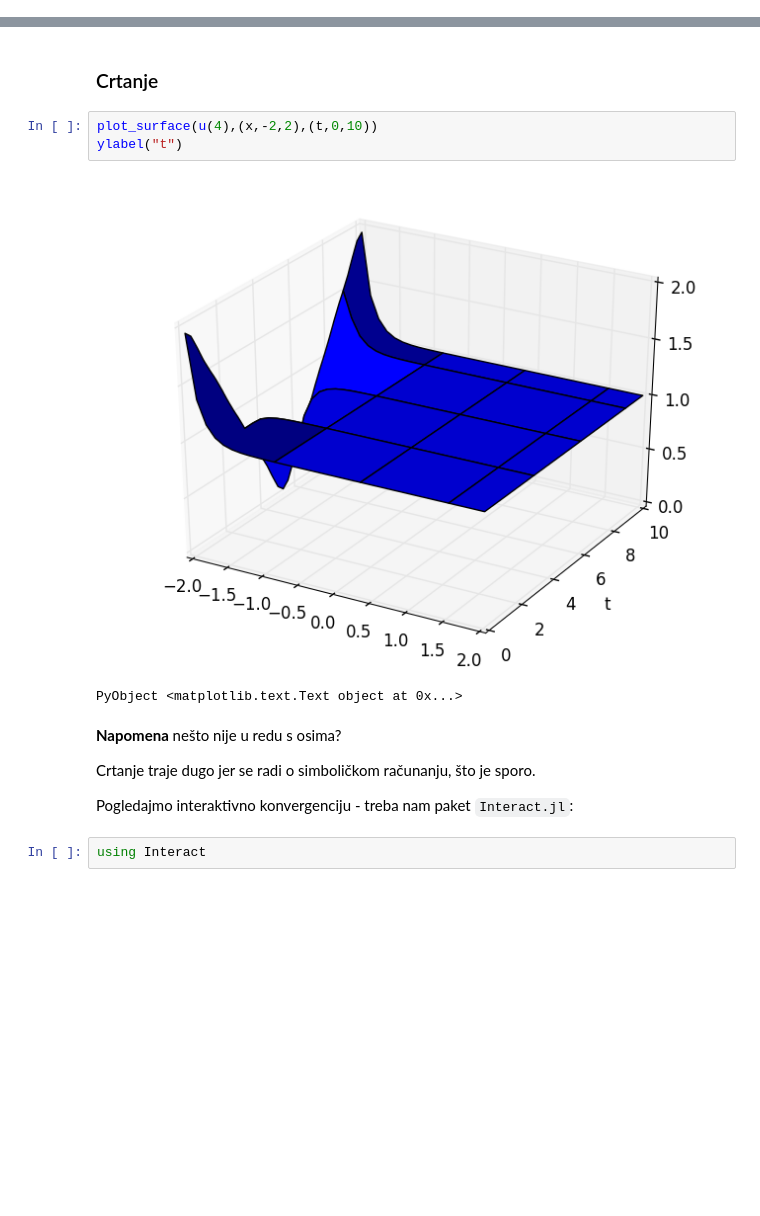
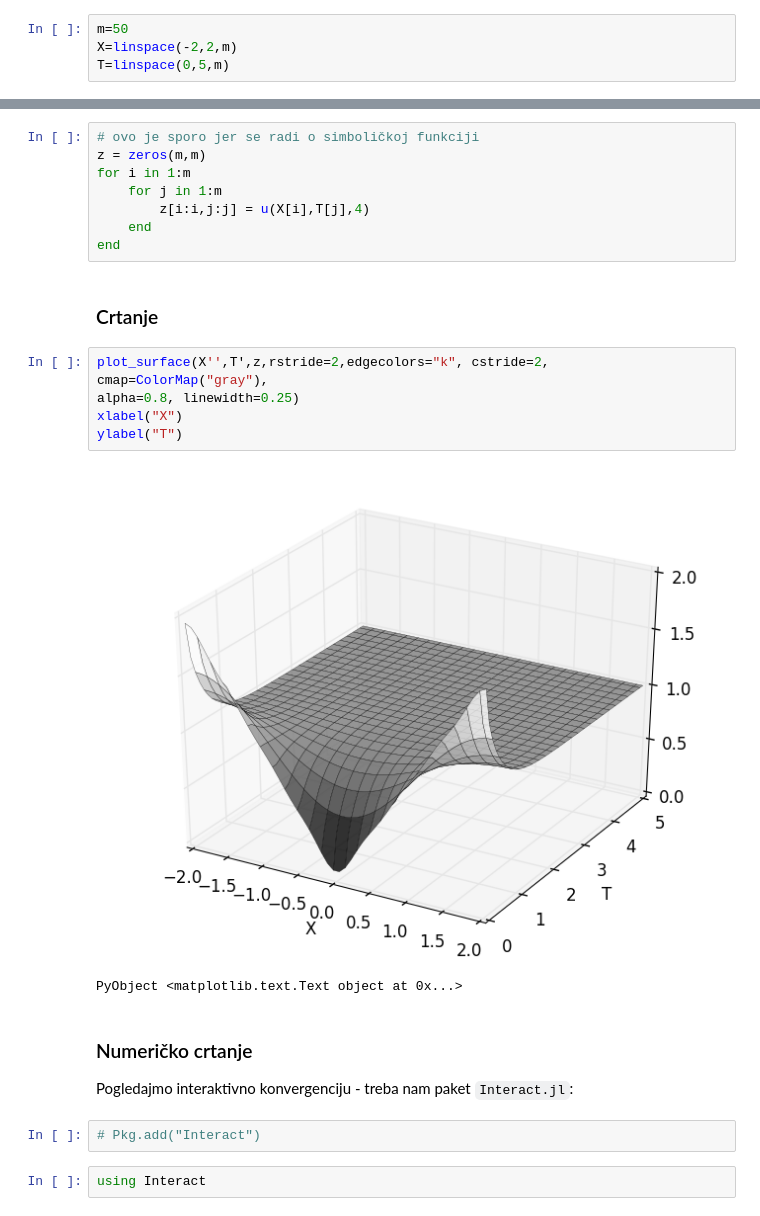
Before and after one commit to ivanslapnicar/FESBMat, a Jupyter notebook: src/MPP03b_Problem_rubnih_vrijednosti.ipynb, the cells around one changed output, grey strips where cells are left out. Saved outputs shown, nothing was run; the diff lists cells and outputs as text; blank space fills up the shorter version.

```diff
--- a/src/MPP03b_Problem_rubnih_vrijednosti.ipynb
+++ b/src/MPP03b_Problem_rubnih_vrijednosti.ipynb
@@ -158,0 +156,4 @@ $$- 0.392404747599411 \sqrt{2} - 0.0230534158366905 \cos{\left (1.75 \pi \right
+# %%
+m=50
+X=linspace(-2,2,m)
+T=linspace(0,5,m)
@@ -159,17 +163,27 @@ $$- 0.392404747599411 \sqrt{2} - 0.0230534158366905 \cos{\left (1.75 \pi \right
+# %%
+# ovo je sporo jer se radi o simboličkoj funkciji
+z = zeros(m,m)
+for i in 1:m
+    for j in 1:m
+        z[i:i,j:j] = u(X[i],T[j],4)
+    end
+end
 # %% [markdown]
 ### Crtanje
-# %%
-plot_surface(u(4),(x,-2,2),(t,0,10))
-ylabel("t")
-# %% [output]
-[figure, removed]
-PyObject <matplotlib.text.Text object at 0x...>
-# %% [markdown]
-__Napomena__ nešto nije u redu s osima?
-
-Crtanje traje dugo jer se radi o simboličkom računanju, što je sporo.
-
-Pogledajmo interaktivno konvergenciju - treba nam paket `Interact.jl`:
+# %%
+plot_surface(X'',T',z,rstride=2,edgecolors="k", cstride=2, cmap=ColorMap("gray"),
+alpha=0.8, linewidth=0.25)
+xlabel("X")
+ylabel("T")
+# %% [output]
+[figure, added]
+PyObject <matplotlib.text.Text object at 0x...>
+# %% [markdown]
+### Numeričko crtanje
+
+Pogledajmo interaktivno konvergenciju - treba nam paket `Interact.jl`:
+# %%
+# Pkg.add("Interact")
 # %%
 using Interact
 # %% [output]
```
Also changed, not shown: parts of 36 cells of this notebook, 3 other files.
